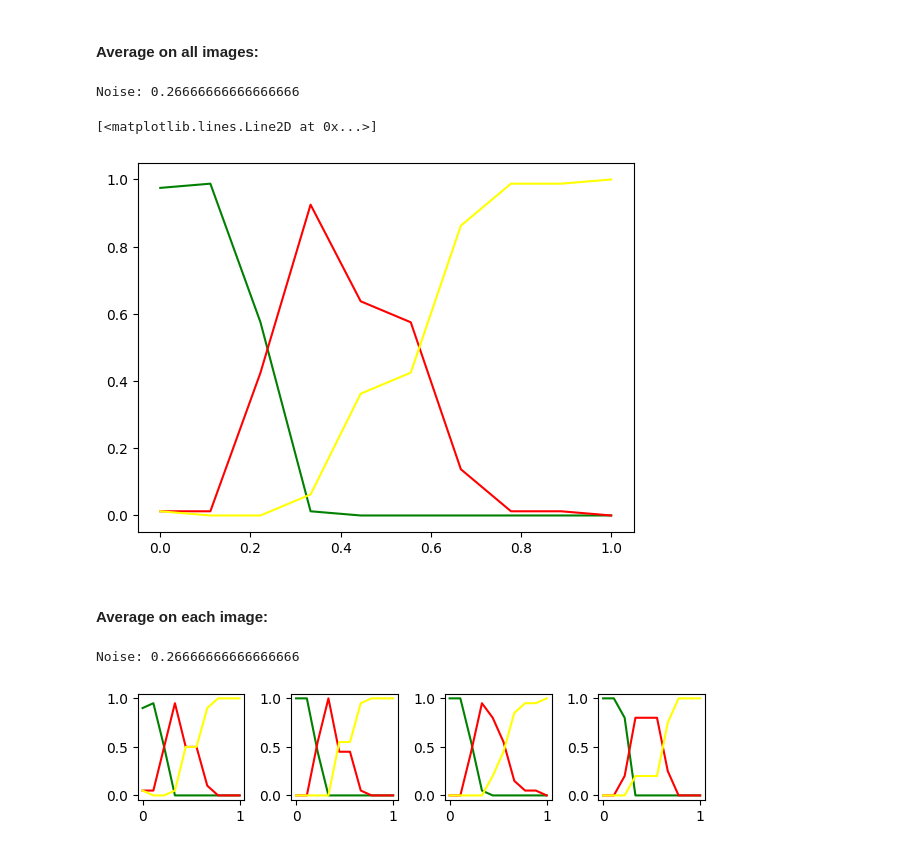
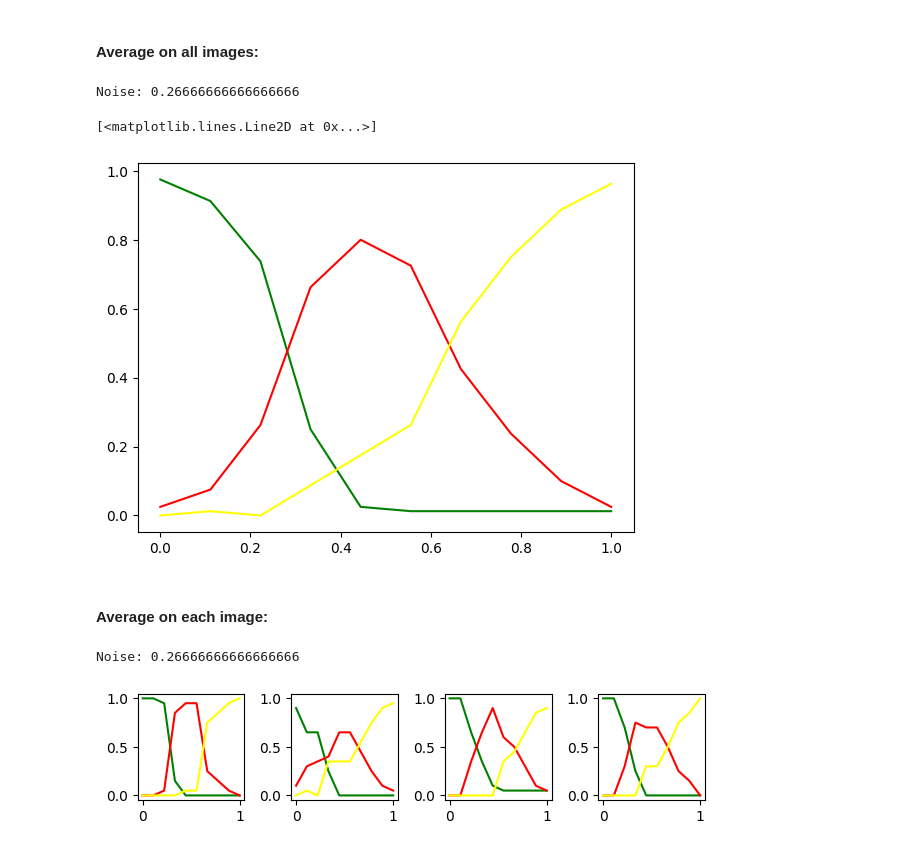
Before and after one commit to grinvolod13/hopfield-izhikevich, a Jupyter notebook: discrete_tests/sync_36_4_DiagNonZero.ipynb, the cells around one changed output. Saved outputs shown, nothing was run; the diff lists cells and outputs as text; code cells hidden in the pictures.

```diff
--- a/discrete_tests/sync_36_4_DiagNonZero.ipynb
+++ b/discrete_tests/sync_36_4_DiagNonZero.ipynb
@@ -50,7 +50,7 @@ noize_val = np.linspace(*noise_range)
 mu_val = np.linspace(*mu_range)
 
 net = hf.Hopfield()
-net.train(images)
+net.train(images,zeroDiagonal=False)
 
 sync_test_result= np.zeros((M,len(noize_val),gens_per_image, len(mu_val)),np.int8)
 
@@ -73,23 +73,23 @@ for img_i in tqdm(range(M)):
 # %%
 p_index = 2
 
 print("Noise:", noize_val[p_index])
 
 n = sync_test_result[:,0,:,0].size
 rng = np.linspace(0,1,mu_range[2])
 true = [(sync_test_result[:,p_index,:,j]==1).sum()/n for j in range(len(mu_val))]
 false = [(sync_test_result[:,p_index,:,j]==-1).sum()/n for j in range(len(mu_val))]
 timeout_false = [(sync_test_result[:,p_index,:,j]==0).sum()/n for j in range(len(mu_val))]
 
 plt.plot(rng,true,color="green")
 plt.plot(rng,false,color="red")
 plt.plot(rng,timeout_false,color="yellow")
 plt.plot(0)
-plt.plot(0.5)
+plt.plot(1)
 # %% [output]
 Noise: 0.26666666666666666
 [<matplotlib.lines.Line2D at 0x...>]
-[figure, old version]
+[figure, new version]
 # %% [markdown]
 #### Average on each image:
 # %%
@@ -112,4 +112,4 @@ for i in range(M):
     axs[i].plot(rng,timeout_false,color="yellow")
 # %% [output]
 Noise: 0.26666666666666666
-[figure, old version]
+[figure, new version]
```
Also changed, not shown: parts of 3 cells of this notebook, 11 other files.
